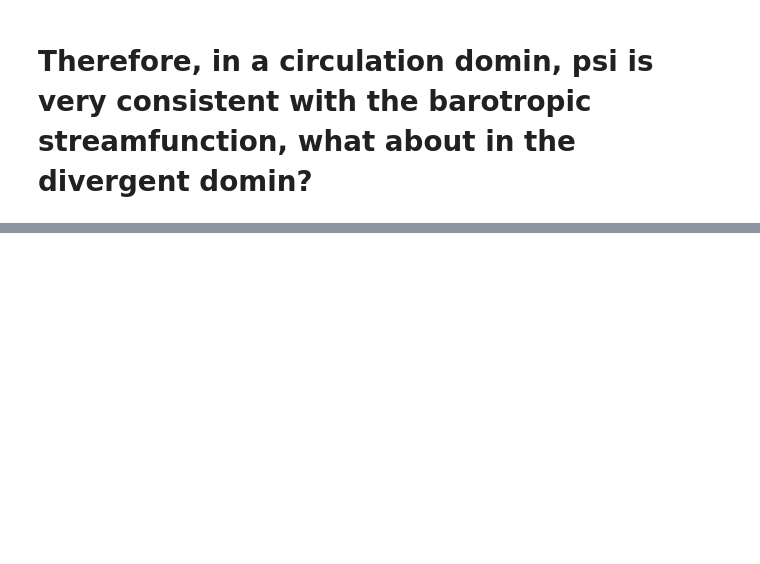
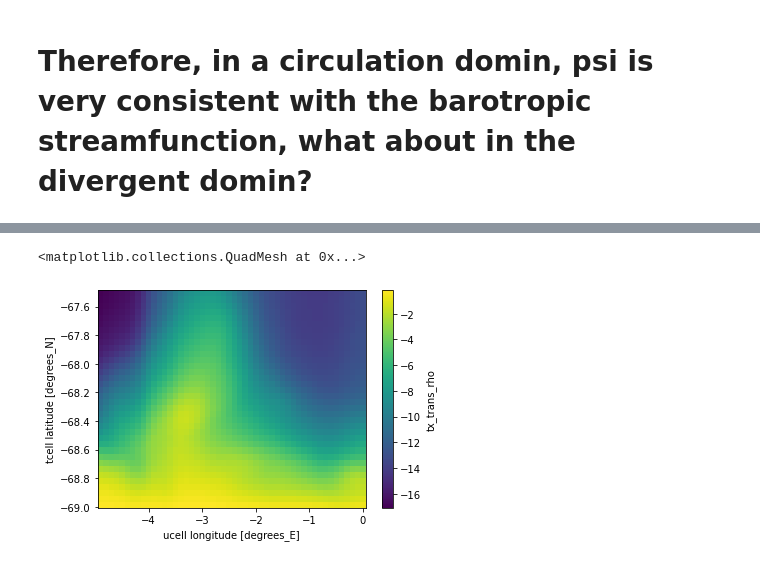
Before and after one commit to yuxuanlyu666/summary, a Jupyter notebook: helmholtz_decomposition_test.ipynb, the cells around one changed output, grey strips where cells are left out. Saved outputs shown, nothing was run; the diff lists cells and outputs as text; code cells hidden in the pictures; blank space fills up the shorter version.

```diff
--- a/helmholtz_decomposition_test.ipynb
+++ b/helmholtz_decomposition_test.ipynb
@@ -51,8 +51,8 @@ d_lat_u = cc.querying.getvar(expt='01deg_jra55v140_iaf_cycle3', variable='dyu',
 trans_x_c = (trans_x.sel(grid_xu_ocean = slice(-265,-255)).sel(grid_yt_ocean = slice(-63,-60)).mean('time').sum('potrho')/1035).load()
 trans_y_c = (trans_y.sel(grid_xt_ocean = slice(-265,-255)).sel(grid_yu_ocean = slice(-63,-60)).mean('time').sum('potrho')/1035).load()
 # select a divergent domin
-trans_x_d = (trans_x.sel(grid_xu_ocean = slice(-230,-225)).sel(grid_yt_ocean = slice(-65,-63.5)).mean('time').sum('potrho')/1035).load()
-trans_y_d = (trans_y.sel(grid_xt_ocean = slice(-265,-255)).sel(grid_yu_ocean = slice(-65,-63.5)).mean('time').sum('potrho')/1035).load()
+trans_x_d = (trans_x.sel(grid_xu_ocean = slice(-5,0)).sel(grid_yt_ocean = slice(-69,-67.5)).mean('time').sum('potrho')/1035).load()
+trans_y_d = (trans_y.sel(grid_xt_ocean = slice(-5,0)).sel(grid_yu_ocean = slice(-69,-67.5)).mean('time').sum('potrho')/1035).load()
 # %%
 # dlon and dlat
 # circulation
@@ -471,0 +780,2 @@ Grad_chi_x.cumsum('grid_yt_ocean').plot()
+# %%
+flux = (trans_x_d.cumsum('grid_yt_ocean')/1e6).load()
@@ -471,0 +787,5 @@ Grad_chi_x.cumsum('grid_yt_ocean').plot()
+# %%
+flux.plot()
+# %% [output]
+<matplotlib.collections.QuadMesh at 0x...>
+[figure, added]
```
Also changed, not shown: parts of 34 cells of this notebook.
